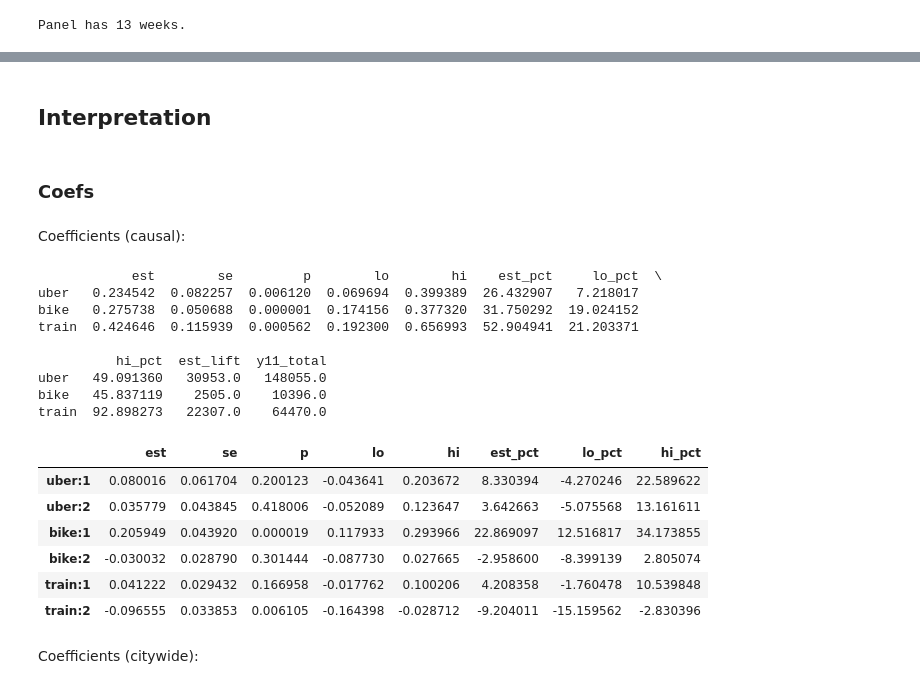
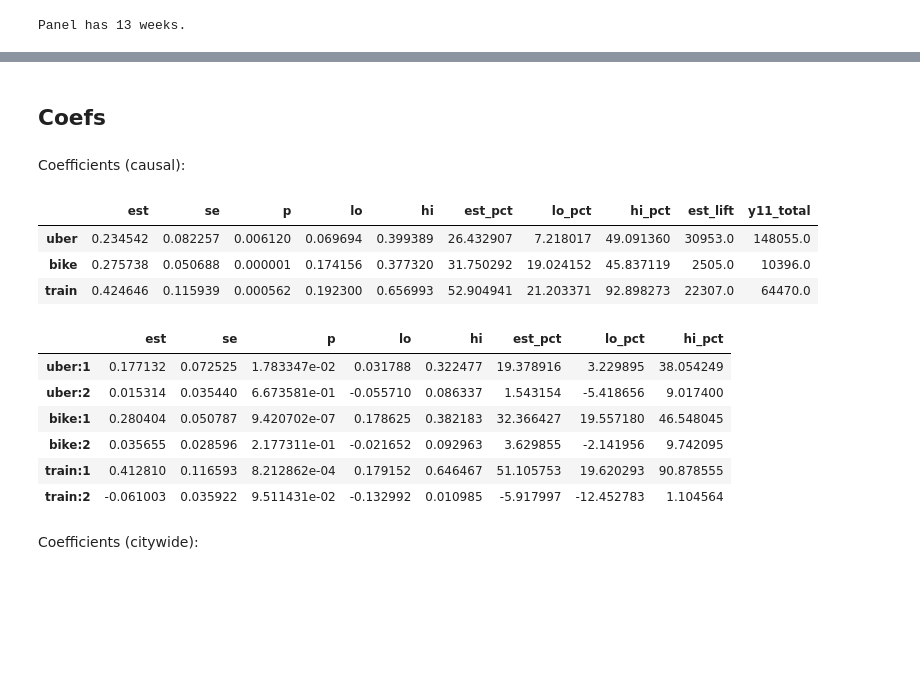
Before and after one commit to eric-mc2/DNCTransit, a Jupyter notebook: pipeline/8-model.ipynb, the cells around one changed output, grey strips where cells are left out. Saved outputs shown, nothing was run; the diff lists cells and outputs as text; code cells hidden in the pictures; blank space fills up the shorter version.

```diff
--- a/pipeline/8-model.ipynb
+++ b/pipeline/8-model.ipynb
@@ -235,0 +280,13 @@ pf.etable([spec1_model, spec2_model, spec3_model, spec4_model, spec5_model, spec
+# %%
+comp_tbl = pf.etable([spec3_model, spec4_model, spec1_model, spec2_model, spec5_model, spec6_model],
+                      labels={"id":"unit FE",
+                              "transit": "mode",
+                              "time": "time FE",
+                              "time^transit":"time x transit FE",
+                              "logrides": "log(rides)"})
+
+with open(battery_out, "w") as f:
+    f.write(comp_tbl.as_raw_html())
+
+!cp {battery_out} ../../eric-mc2-cv/static/uploads/
+comp_tbl
@@ -304,0 +428,3 @@ pf.etable(placebos, signif_code=[round(.001/12,5), round(.01/12, 5), round(.05/1
+# %%
+mde_data = panel_mde_ai(panel, "transit", "id", "time", "rides", "UCMP", "DNC").reset_index()
+mde_data
@@ -304,0 +436,15 @@ pf.etable(placebos, signif_code=[round(.001/12,5), round(.01/12, 5), round(.05/1
+# %%
+mde_data['min_pct_lift'] = (mde_data['min_pct_lift'] * 100).apply(lambda x: f'{x:.1f}%')
+mde_data['min_daily_lift'] = mde_data['min_daily_lift'].astype(int)
+mde_data['min_total_lift'] = mde_data['min_total_lift'].astype(int)
+mde_data = (mde_data[['transit','min_pct_lift','min_daily_lift','min_total_lift']]
+            .rename(columns={'min_pct_lift': 'MDE',
+                            'min_daily_lift':'MDE Daily',
+                             'min_total_lift':'MDE Total'}))
+mde_table = tabulate(mde_data, headers="keys", tablefmt="github", showindex=False)
+print(mde_table)
+
+with open(mde_out, 'w') as f:
+    f.write(mde_table)
+
+!cp {mde_out} ../../eric-mc2-cv/static/uploads
@@ -319,5 +459,3 @@ panel_mde_ai(panel, "transit", "id", "time", "rides", "treat")
-# %% [markdown]
-## Interpretation
 # %%
 import numpy as np, pandas as pd
 from scipy import stats
@@ -366,38 +504,33 @@ def interpret(model, combos, data=None, query=None):
 
     return pd.DataFrame(rows).T
 # %% [markdown]
-### Coefs
+## Coefs
 # %% [markdown]
 Coefficients (causal):
 # %%
 combos = {"uber": ["treat"], "bike": ["treat", "treat:transit::bike"], "train": ["treat", "treat:transit::train"]}
-print(interpret(spec3_model, combos, panel, 'treat'))
+interpret(spec3_model, combos, panel, 'treat')
 # %% [output]
-            est        se         p        lo        hi    est_pct     lo_pct  \
-uber   0.234542  0.082257  0.006120  0.069694  0.399389  26.432907   7.218017
-bike   0.275738  0.050688  0.000001  0.174156  0.377320  31.750292  19.024152
-train  0.424646  0.115939  0.000562  0.192300  0.656993  52.904941  21.203371
-
-          hi_pct  est_lift  y11_total
-uber   49.091360   30953.0   148055.0
-bike   45.837119    2505.0    10396.0
-train  92.898273   22307.0    64470.0
+|  | est | se | p | lo | hi | est_pct | lo_pct | hi_pct | est_lift | y11_total |
+| uber | 0.234542 | 0.082257 | 0.006120 | 0.069694 | 0.399389 | 26.432907 | 7.218017 | 49.091360 | 30953.0 | 148055.0 |
+| bike | 0.275738 | 0.050688 | 0.000001 | 0.174156 | 0.377320 | 31.750292 | 19.024152 | 45.837119 | 2505.0 | 10396.0 |
+| train | 0.424646 | 0.115939 | 0.000562 | 0.192300 | 0.656993 | 52.904941 | 21.203371 | 92.898273 | 22307.0 | 64470.0 |
 # %%
-combos = {"uber:1": ["band::1.0:DNC"],
-          "uber:2": ["band::2.0:DNC"],
-          "bike:1": ["band::1.0:DNC", "band::1.0:DNC:transit::bike"],
-          "bike:2": ["band::2.0:DNC", "band::2.0:DNC:transit::bike"],
-          "train:1": ["band::1.0:DNC", "band::1.0:DNC:transit::train"],
-          "train:2": ["band::2.0:DNC", "band::2.0:DNC:transit::train"]}
-interpret(model_did(pipes([drop_weekends])(panel), treat_col="i(band, ref=3) * DNC", fe='id + time^transit'), combos)
+combos = {"uber:1": ["band_mile::1.0:DNC"],
+          "uber:2": ["band_mile::2.0:DNC"],
+          "bike:1": ["band_mile::1.0:DNC", "band_mile::1.0:DNC:transit::bike"],
+          "bike:2": ["band_mile::2.0:DNC", "band_mile::2.0:DNC:transit::bike"],
+          "train:1": ["band_mile::1.0:DNC", "band_mile::1.0:DNC:transit::train"],
+          "train:2": ["band_mile::2.0:DNC", "band_mile::2.0:DNC:transit::train"]}
+interpret(spec7_model, combos)
 # %% [output]
 |  | est | se | p | lo | hi | est_pct | lo_pct | hi_pct |
-| uber:1 | 0.080016 | 0.061704 | 0.200123 | -0.043641 | 0.203672 | 8.330394 | -4.270246 | 22.589622 |
-| uber:2 | 0.035779 | 0.043845 | 0.418006 | -0.052089 | 0.123647 | 3.642663 | -5.075568 | 13.161611 |
-| bike:1 | 0.205949 | 0.043920 | 0.000019 | 0.117933 | 0.293966 | 22.869097 | 12.516817 | 34.173855 |
-| bike:2 | -0.030032 | 0.028790 | 0.301444 | -0.087730 | 0.027665 | -2.958600 | -8.399139 | 2.805074 |
-| train:1 | 0.041222 | 0.029432 | 0.166958 | -0.017762 | 0.100206 | 4.208358 | -1.760478 | 10.539848 |
-| train:2 | -0.096555 | 0.033853 | 0.006105 | -0.164398 | -0.028712 | -9.204011 | -15.159562 | -2.830396 |
+| uber:1 | 0.177132 | 0.072525 | 1.783347e-02 | 0.031788 | 0.322477 | 19.378916 | 3.229895 | 38.054249 |
+| uber:2 | 0.015314 | 0.035440 | 6.673581e-01 | -0.055710 | 0.086337 | 1.543154 | -5.418656 | 9.017400 |
+| bike:1 | 0.280404 | 0.050787 | 9.420702e-07 | 0.178625 | 0.382183 | 32.366427 | 19.557180 | 46.548045 |
+| bike:2 | 0.035655 | 0.028596 | 2.177311e-01 | -0.021652 | 0.092963 | 3.629855 | -2.141956 | 9.742095 |
+| train:1 | 0.412810 | 0.116593 | 8.212862e-04 | 0.179152 | 0.646467 | 51.105753 | 19.620293 | 90.878555 |
+| train:2 | -0.061003 | 0.035922 | 9.511431e-02 | -0.132992 | 0.010985 | -5.917997 | -12.452783 | 1.104564 |
 # %% [markdown]
 Coefficients (citywide):
 # %%
```
Also changed, not shown: parts of 35 cells of this notebook, 7 other files.
